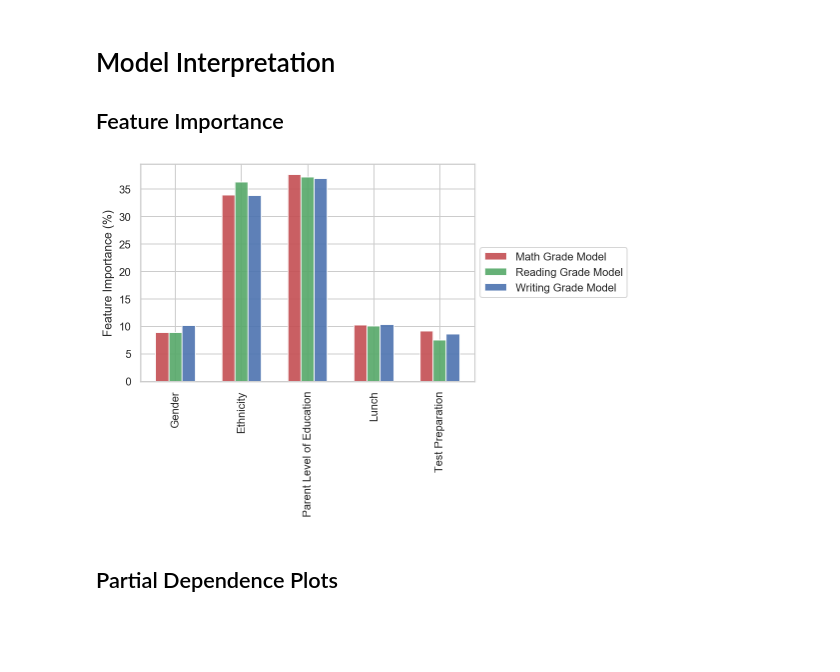
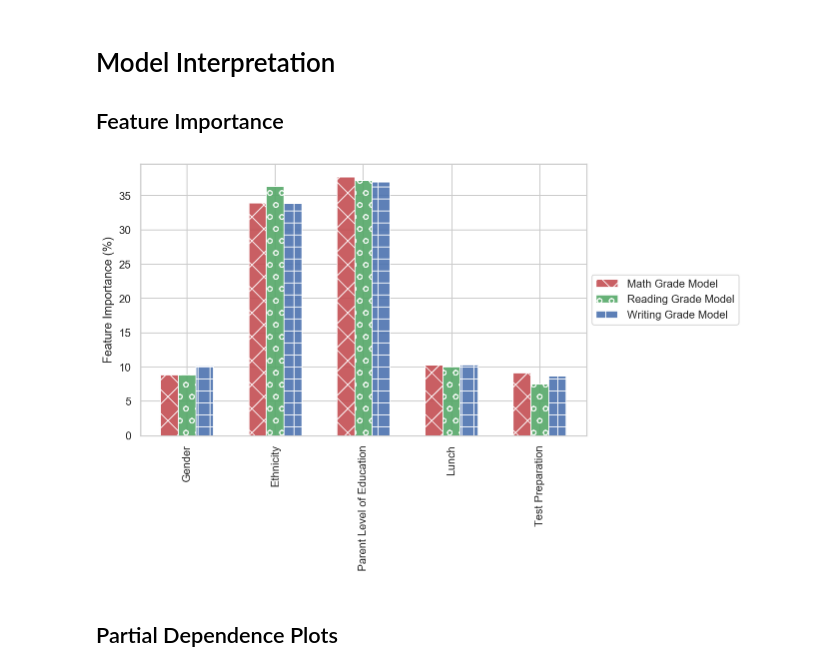
Before and after one commit to thampiman/interpretable-ai-book, a Jupyter notebook: Chapter_03/chapter_03.ipynb, the cells around one changed output. Cells and saved outputs as stored; diff of their text form; code cells hidden in the pictures; blank space fills up the shorter version.

```diff
--- a/Chapter_03/chapter_03.ipynb
+++ b/Chapter_03/chapter_03.ipynb
@@ -601,32 +586,35 @@ math_fi = math_model.feature_importances_ * 100
 reading_fi = reading_model.feature_importances_ * 100
 writing_fi = writing_model.feature_importances_ * 100
 # %%
-fig, ax = plt.subplots()
+fig, ax = plt.subplots(figsize=(8, 5))
 index = np.arange(len(feature_names))
 bar_width = 0.2
 opacity = 0.9
 error_config = {'ecolor': '0.3'}
 ax.bar(index, math_fi, bar_width,
        alpha=opacity, color='r',
-       label='Math Grade Model')
+       label='Math Grade Model',
+       hatch='x')
 ax.bar(index + bar_width, reading_fi, bar_width,
        alpha=opacity, color='g',
-       label='Reading Grade Model')
+       label='Reading Grade Model',
+       hatch='o')
 ax.bar(index + bar_width * 2, writing_fi, bar_width,
        alpha=opacity, color='b',
-       label='Writing Grade Model')
+       label='Writing Grade Model',
+       hatch='+')
 ax.set_xlabel('')
 ax.set_ylabel('Feature Importance (%)')
 ax.set_xticks(index + bar_width)
 ax.set_xticklabels(feature_names)
 for tick in ax.get_xticklabels():
     tick.set_rotation(90)
 ax.legend(loc='center left', bbox_to_anchor=(1, 0.5))
 ax.grid(True);
 fig.savefig('images/chapter_03_math_reading_writing_feature_importances.png', dpi=300, bbox_inches='tight');
 fig.savefig('images/chapter_03_math_reading_writing_feature_importances.pdf', format='pdf', dpi=300, bbox_inches='tight');
 # %% [output]
-[figure, old version]
+[figure, new version]
 # %% [markdown]
 ## Partial Dependence Plots
 # %%
```
Also changed, not shown: parts of 5 cells of this notebook, 43 other files.
